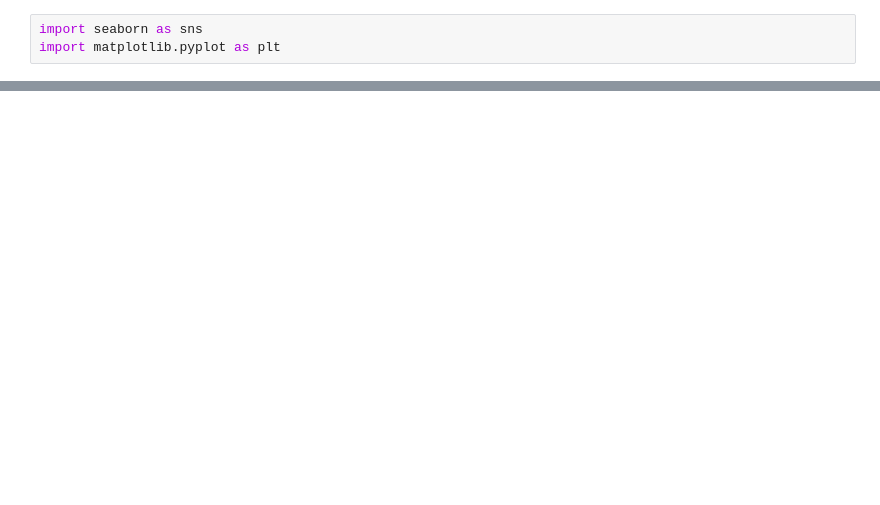
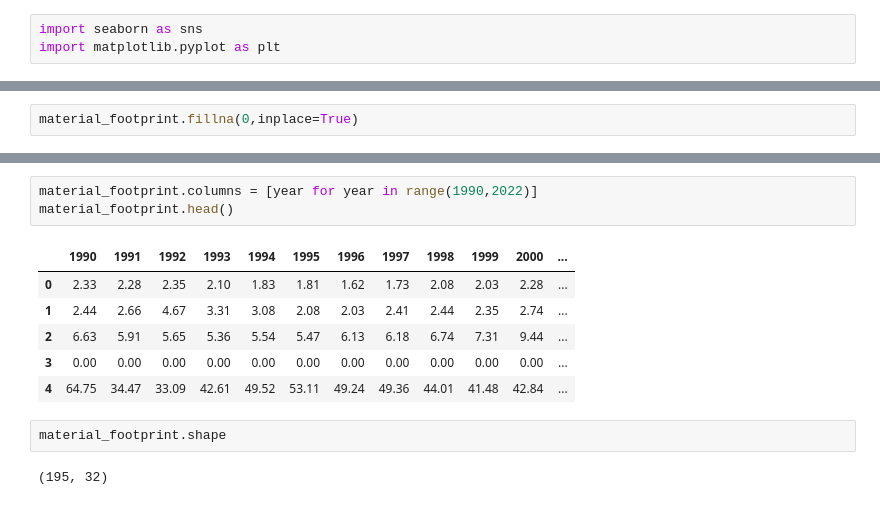
Before and after one commit to Gourav052003/Machine-Learning-Solutions-for-Predicting-Municipal-Waste-Costs-and-Sustainable-Resource-Management, a Jupyter notebook: Impact Analysis/Resource Consumption.ipynb, the cells around one changed output, grey strips where cells are left out. Cells and saved outputs as stored; diff of their text form; blank space fills up the shorter version.

```diff
--- a/Impact Analysis/Resource Consumption.ipynb
+++ b/Impact Analysis/Resource Consumption.ipynb
@@ -59,0 +56,2 @@ material_footprint.head()
+# %%
+material_footprint.fillna(0,inplace=True)
@@ -59,0 +73,14 @@ material_footprint.head()
+# %%
+material_footprint.columns = [year for year in range(1990,2022)]
+material_footprint.head()
+# %% [output]
+|  | 1990 | 1991 | 1992 | 1993 | 1994 | 1995 | 1996 | 1997 | 1998 | 1999 | 2000 | ... |
+| 0 | 2.33 | 2.28 | 2.35 | 2.10 | 1.83 | 1.81 | 1.62 | 1.73 | 2.08 | 2.03 | 2.28 | ... |
+| 1 | 2.44 | 2.66 | 4.67 | 3.31 | 3.08 | 2.08 | 2.03 | 2.41 | 2.44 | 2.35 | 2.74 | ... |
+| 2 | 6.63 | 5.91 | 5.65 | 5.36 | 5.54 | 5.47 | 6.13 | 6.18 | 6.74 | 7.31 | 9.44 | ... |
+| 3 | 0.00 | 0.00 | 0.00 | 0.00 | 0.00 | 0.00 | 0.00 | 0.00 | 0.00 | 0.00 | 0.00 | ... |
+| 4 | 64.75 | 34.47 | 33.09 | 42.61 | 49.52 | 53.11 | 49.24 | 49.36 | 44.01 | 41.48 | 42.84 | ... |
+# %%
+material_footprint.shape
+# %% [output]
+(195, 32)
```
Also changed, not shown: parts of 8 cells of this notebook.
